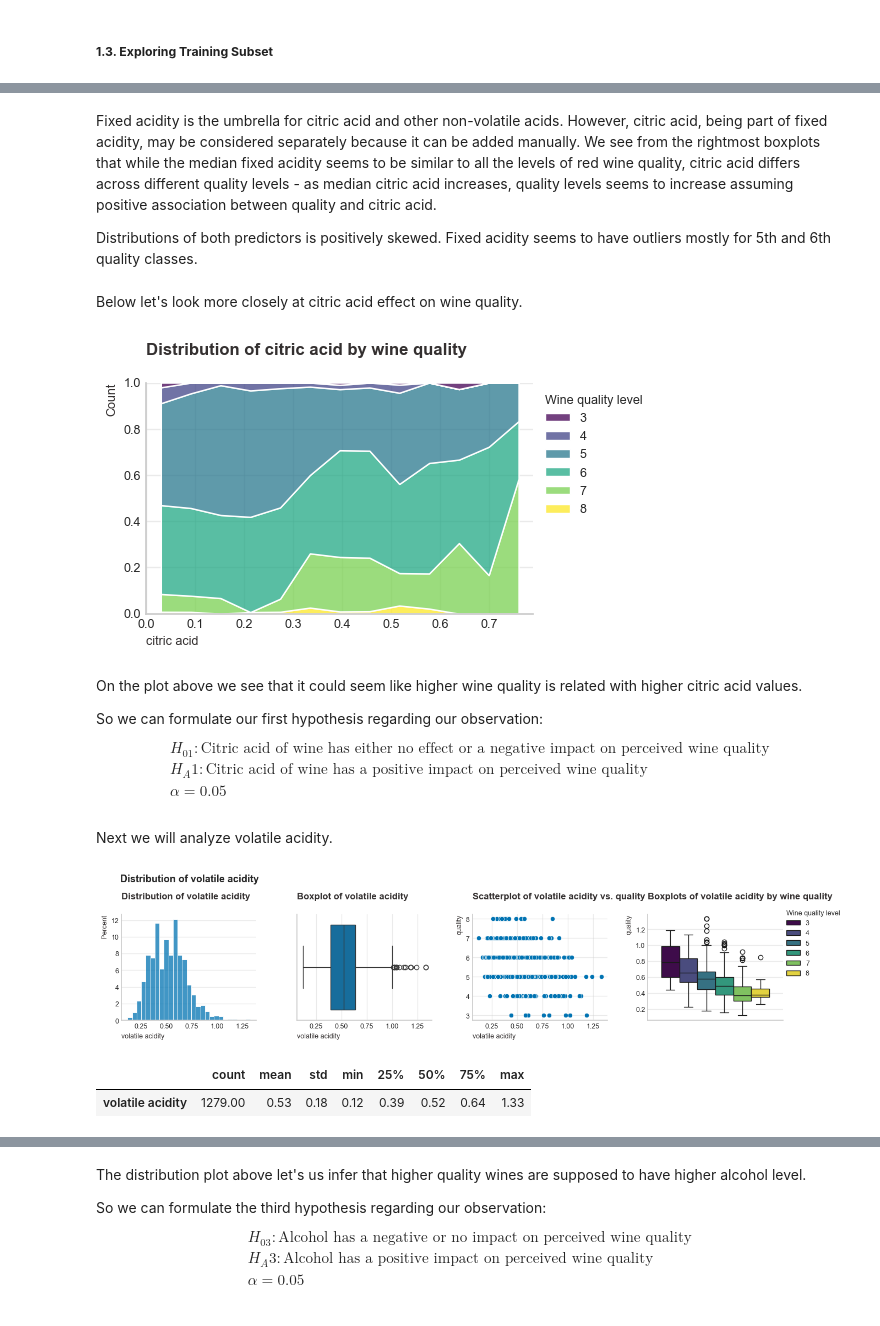
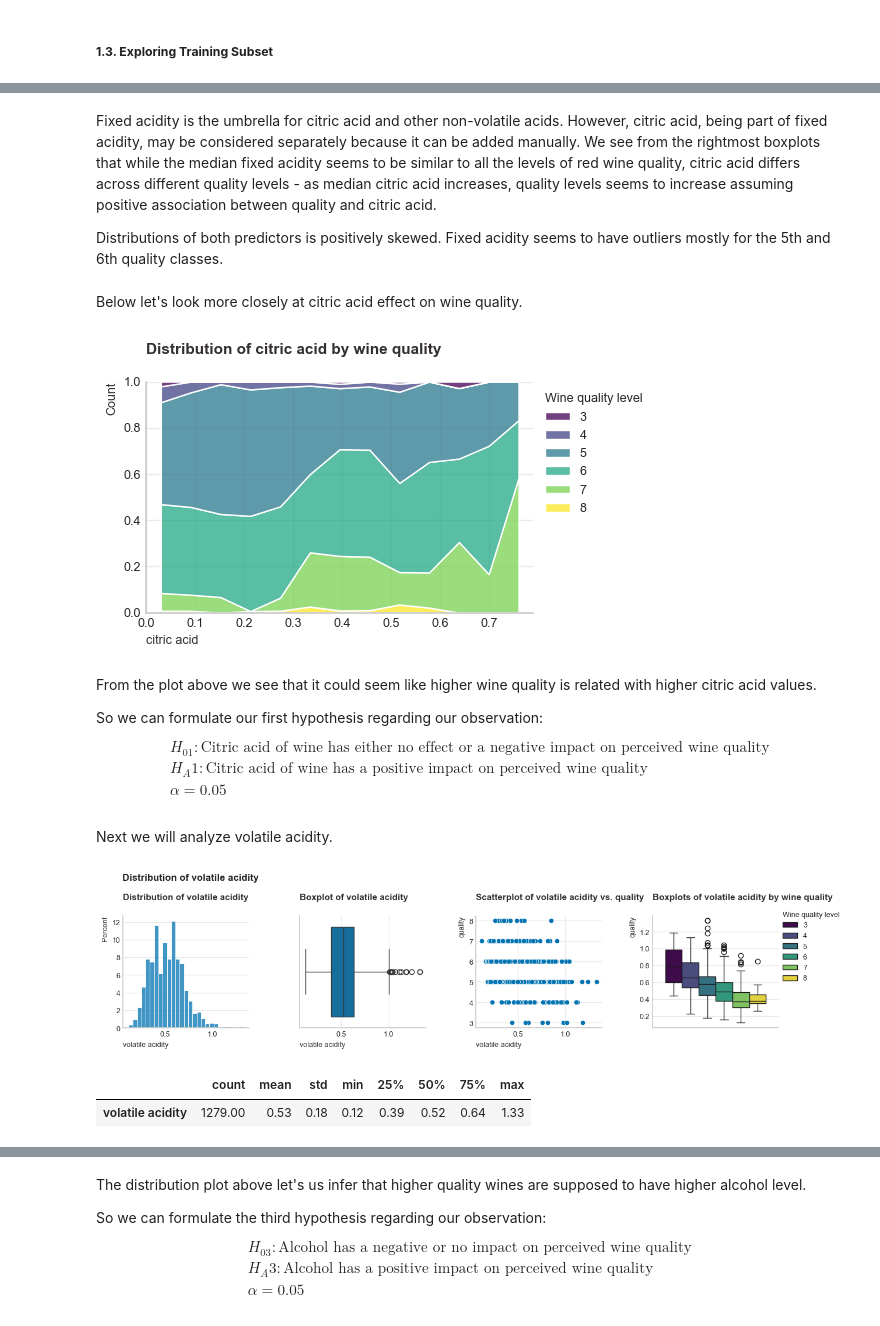
Before and after one commit to Gintare1985/Red-Wine-Quality-Project, a Jupyter notebook: notebooks/Red_wine_quality_analysis.ipynb, the cells around one changed output, grey strips where cells are left out. Saved outputs shown, nothing was run; the diff lists cells and outputs as text; code cells hidden in the pictures.

```diff
--- a/notebooks/Red_wine_quality_analysis.ipynb
+++ b/notebooks/Red_wine_quality_analysis.ipynb
@@ -50,11 +53,11 @@ pd.set_option("display.max_columns", 50)
 # %%
 sns.set_theme(style="whitegrid", palette="colorblind")
 params = {
-    "figure.titlesize": 13,
+    "figure.titlesize": 12,
     "figure.titleweight": "bold",
     "axes.titlelocation": "left",
     "axes.titleweight": "bold",
-    "axes.titlesize": 12,
+    "axes.titlesize": 11,
     "axes.labelsize": 9,
     "axes.titlecolor": "#343030",
     "axes.labelcolor": "#343030",
@@ -360,7 +363,7 @@ utils.plot_numerical_feature_distribution(
 # %% [markdown]
 Fixed acidity is the umbrella for citric acid and other non-volatile acids. However, citric acid, being part of fixed acidity, may be considered separately because it can be added manually. We see from the rightmost boxplots that while the median fixed acidity seems to be similar to all the levels of red wine quality, citric acid differs across different quality levels - as median citric acid increases, quality levels seems to increase assuming positive association between quality and citric acid.
 
-Distributions of both predictors is positively skewed. Fixed acidity seems to have outliers mostly for 5th and 6th quality classes.
+Distributions of both predictors is positively skewed. Fixed acidity seems to have outliers mostly for the 5th and 6th quality classes.
 # %% [markdown]
 Below let's look more closely at citric acid effect on wine quality.
 # %%
@@ -375,9 +378,9 @@ utils.make_polyplot(
     multiple="fill",
 )
 # %% [output]
-[figure, old version]
+[figure, new version]
 # %% [markdown]
-On the plot above we see that it could seem like higher wine quality is related with higher citric acid values.
+From the plot above we see that it could seem like higher wine quality is related with higher citric acid values.
 
 So we can formulate our first hypothesis regarding our observation:
 $$
@@ -394,17 +397,17 @@ Next we will analyze volatile acidity.
 # %%
 utils.plot_numerical_feature_distribution(
     df_train,
-    (15.5, 2.5),
+    (14.5, 2.5),
     ["volatile acidity"],
     "quality",
     0.205,
     1.17,
-    0.3,
+    0.4,
     0.4,
     "Distribution of volatile acidity",
 )
 # %% [output]
-[figure, old version]
+[figure, new version]
 |  | count | mean | std | min | 25% | 50% | 75% | max |
 | volatile acidity | 1279.00 | 0.53 | 0.18 | 0.12 | 0.39 | 0.52 | 0.64 | 1.33 |
 # %% [markdown]
```
Also changed, not shown: parts of 140 cells of this notebook, 2 other files.
